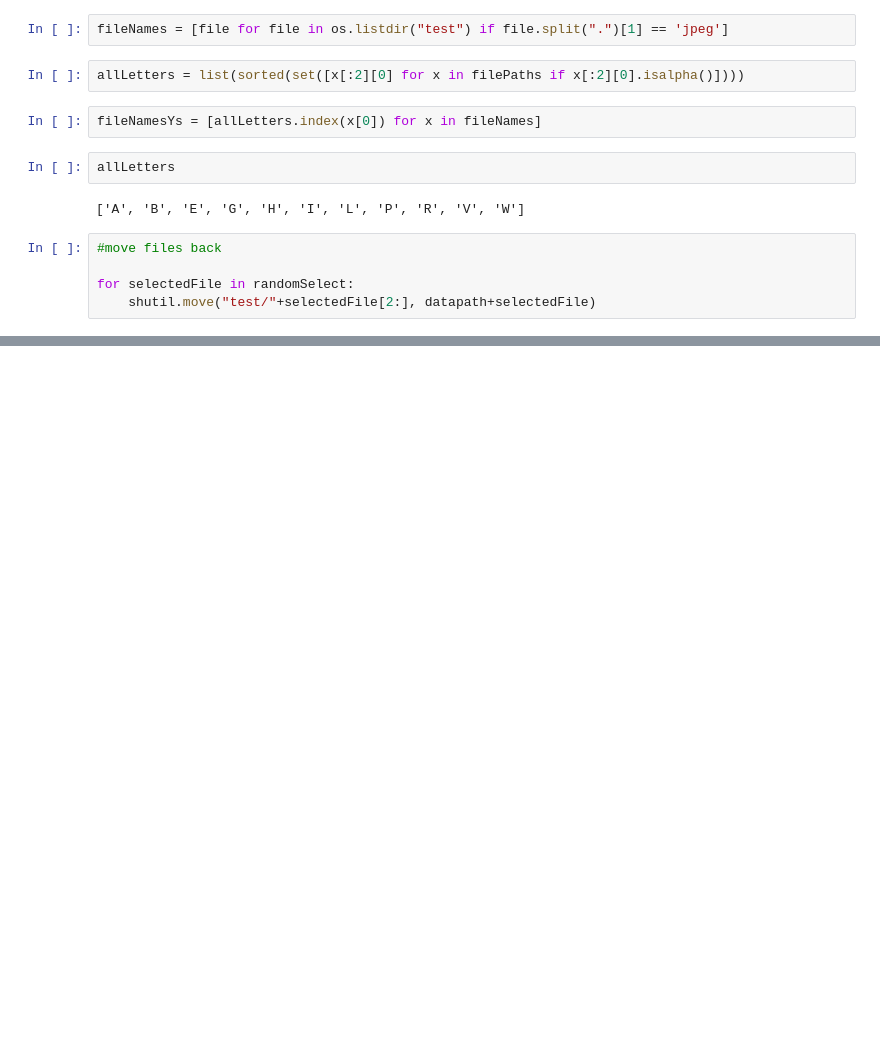
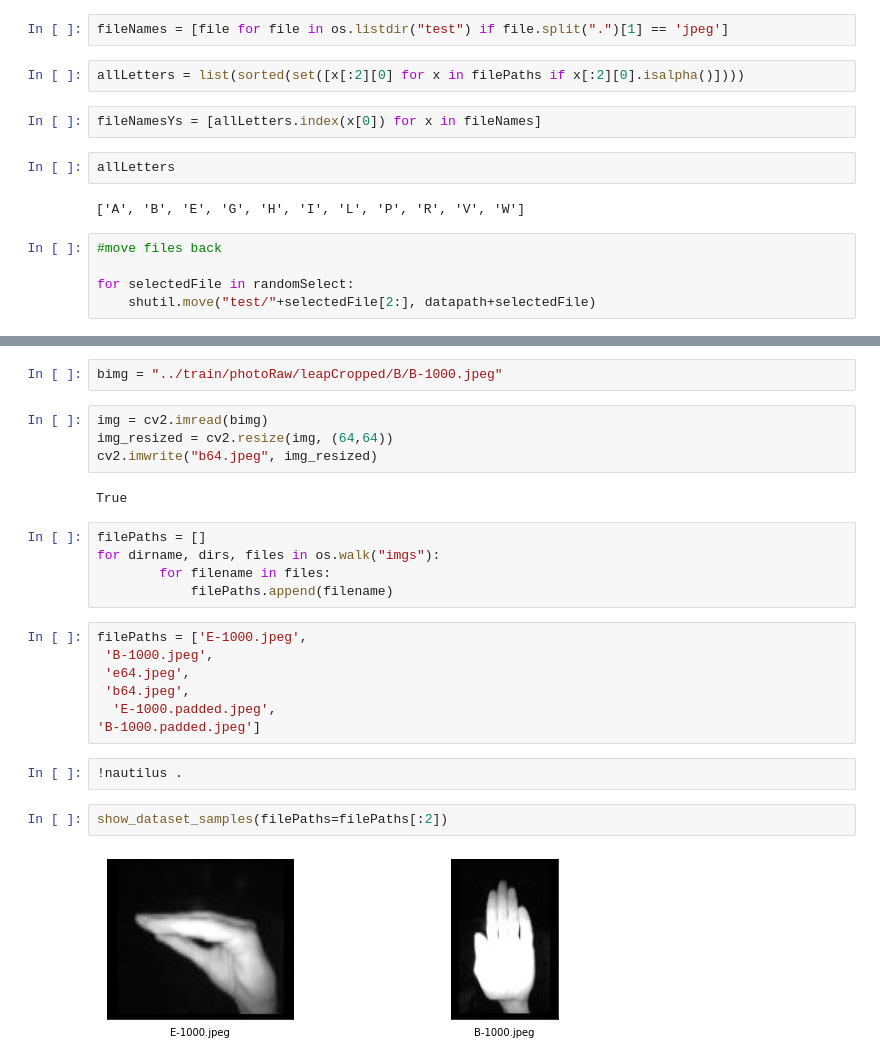
Before and after one commit to wkulczi/leapModels, a Jupyter notebook: Untitled.ipynb, the cells around one changed output, grey strips where cells are left out. Saved outputs shown, nothing was run; the diff lists cells and outputs as text; blank space fills up the shorter version.

```diff
--- a/Untitled.ipynb
+++ b/Untitled.ipynb
@@ -27,0 +39,26 @@ for selectedFile in randomSelect:
+# %%
+bimg = "../train/photoRaw/leapCropped/B/B-1000.jpeg"
+# %%
+img = cv2.imread(bimg)
+img_resized = cv2.resize(img, (64,64))
+cv2.imwrite("b64.jpeg", img_resized)
+# %% [output]
+True
+# %%
+filePaths = []
+for dirname, dirs, files in os.walk("imgs"):
+        for filename in files:
+            filePaths.append(filename)
+# %%
+filePaths = ['E-1000.jpeg',
+ 'B-1000.jpeg',
+ 'e64.jpeg',
+ 'b64.jpeg',
+  'E-1000.padded.jpeg',
+'B-1000.padded.jpeg']
+# %%
+!nautilus .
+# %%
+show_dataset_samples(filePaths=filePaths[:2])
+# %% [output]
+[figure, added]
```
Also changed, not shown: parts of 5 cells of this notebook, 10 other files.
